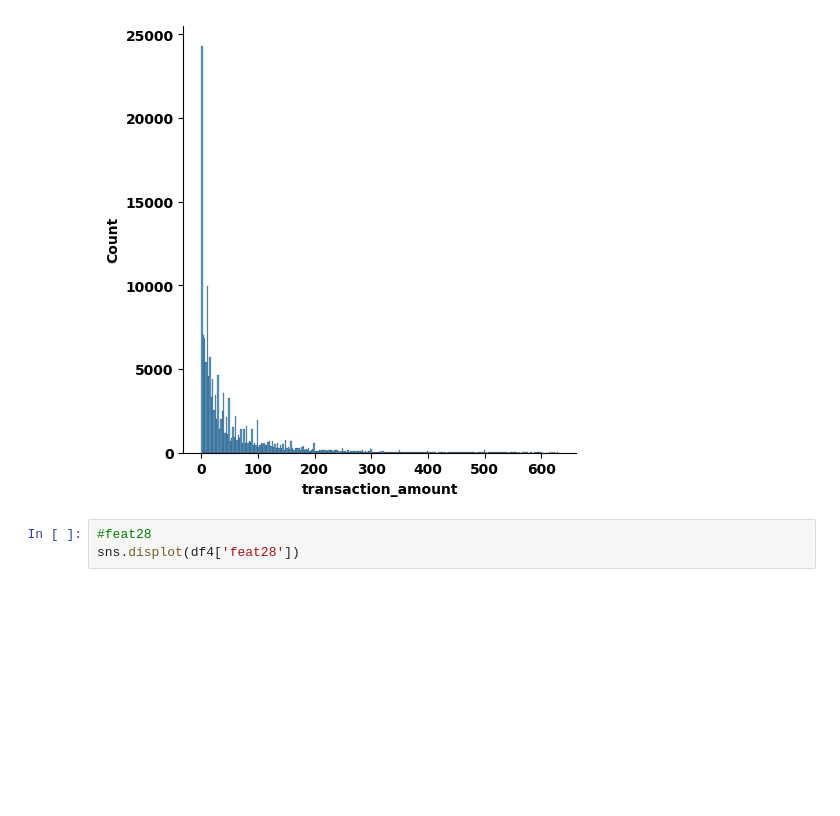
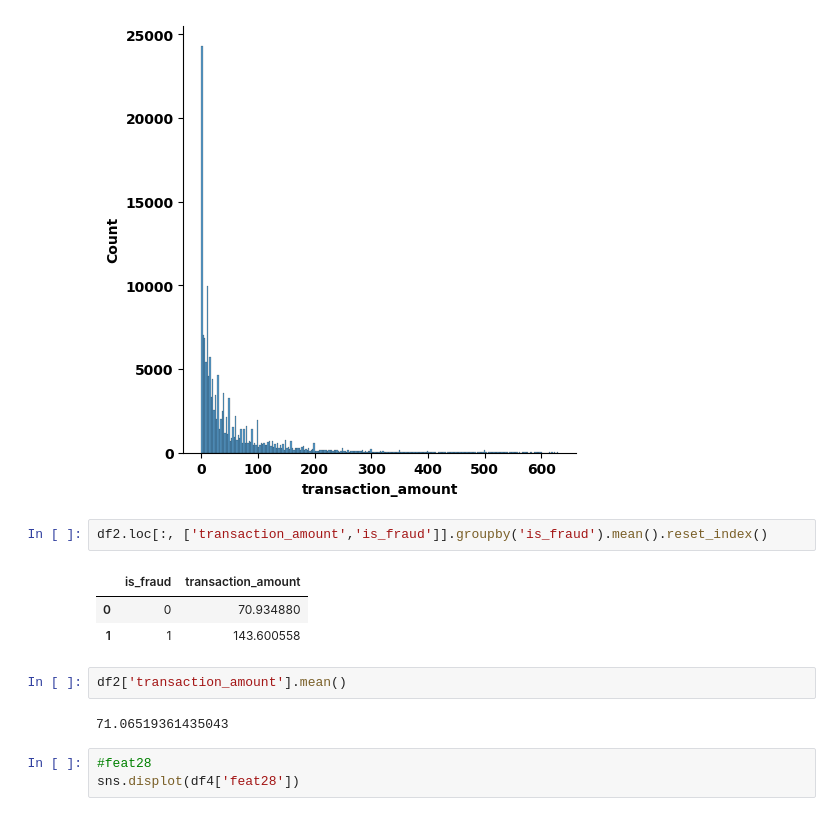
Before and after one commit to RicardoSemerene/credit_card_fraud, a Jupyter notebook: notebook01.ipynb, the cells around one changed output. Cells and saved outputs as stored; diff of their text form; blank space fills up the shorter version.

```diff
--- a/notebook01.ipynb
+++ b/notebook01.ipynb
@@ -202,6 +202,16 @@ sns.displot(df4['transaction_amount'])
 # %% [output]
 <seaborn.axisgrid.FacetGrid at 0x...>
 [figure]
+# %%
+df2.loc[:, ['transaction_amount','is_fraud']].groupby('is_fraud').mean().reset_index()
+# %% [output]
+|  | is_fraud | transaction_amount |
+| 0 | 0 | 70.934880 |
+| 1 | 1 | 143.600558 |
+# %%
+df2['transaction_amount'].mean()
+# %% [output]
+71.06519361435043
 # %%
 #feat28
 sns.displot(df4['feat28'])
```
Also changed, not shown: parts of 1 cell of this notebook, 5 other files.
